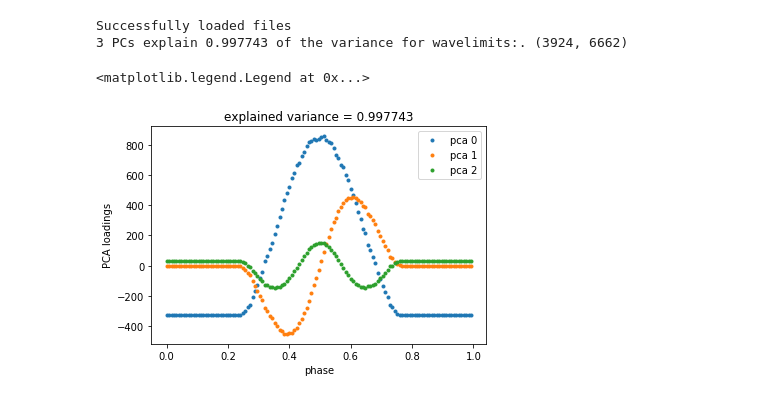
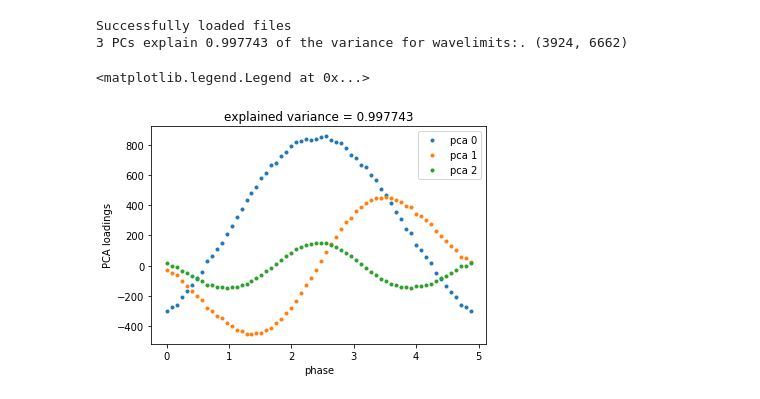
Before and after one commit to silburt/tau-ceti, a Jupyter notebook: simulated_spectra/gp_model.ipynb, the cells around one changed output. Drawn from its saved outputs; the diff is of its cells as text; code cells hidden in the pictures.

```diff
--- a/simulated_spectra/gp_model.ipynb
+++ b/simulated_spectra/gp_model.ipynb
@@ -18,21 +18,22 @@ Successfully loaded files
 # %%
 phases = np.load('files/phases.npy')
 
 # cut index
-#index = (phases > -0.25)&(phases < 0.25)
-#z = z[index]
-#phases = phases[index]
+index = (phases > -0.25)&(phases < 0.25)
+z = z[index]
+phases = phases[index]
 
 phases -= np.min(phases)
+phases *= 10
 for i in range(pcs):
     plt.plot(phases, z[:,i], '.', label='pca %d'%i)
 plt.ylabel('PCA loadings')
 plt.xlabel('phase')
 plt.title('explained variance = %f'%ev)
 plt.legend()
 # %% [output]
 <matplotlib.legend.Legend at 0x...>
-[figure, old version]
+[figure, new version]
 # %%
 # Prepare Data
 n = len(z)
```
Also changed, not shown: parts of 4 cells of this notebook, 2 other files.
